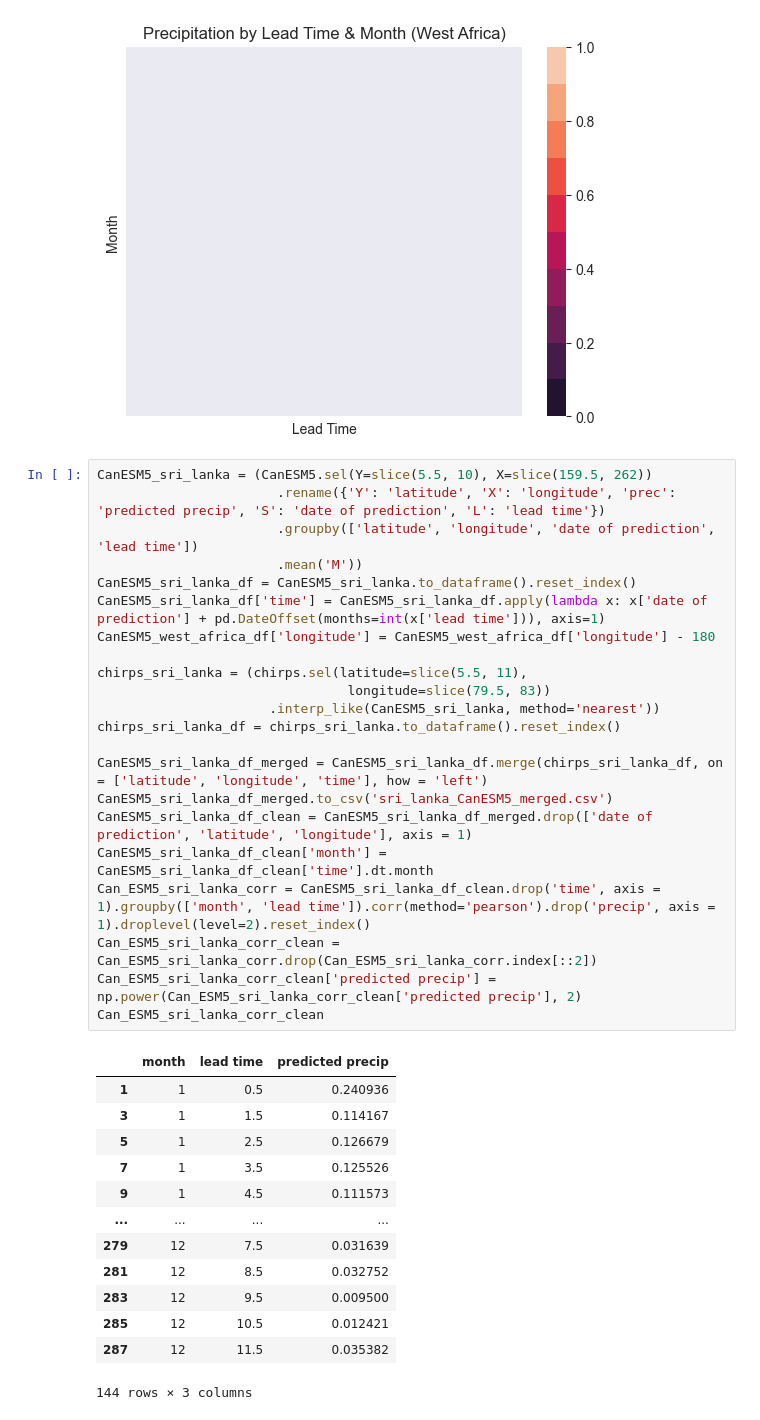
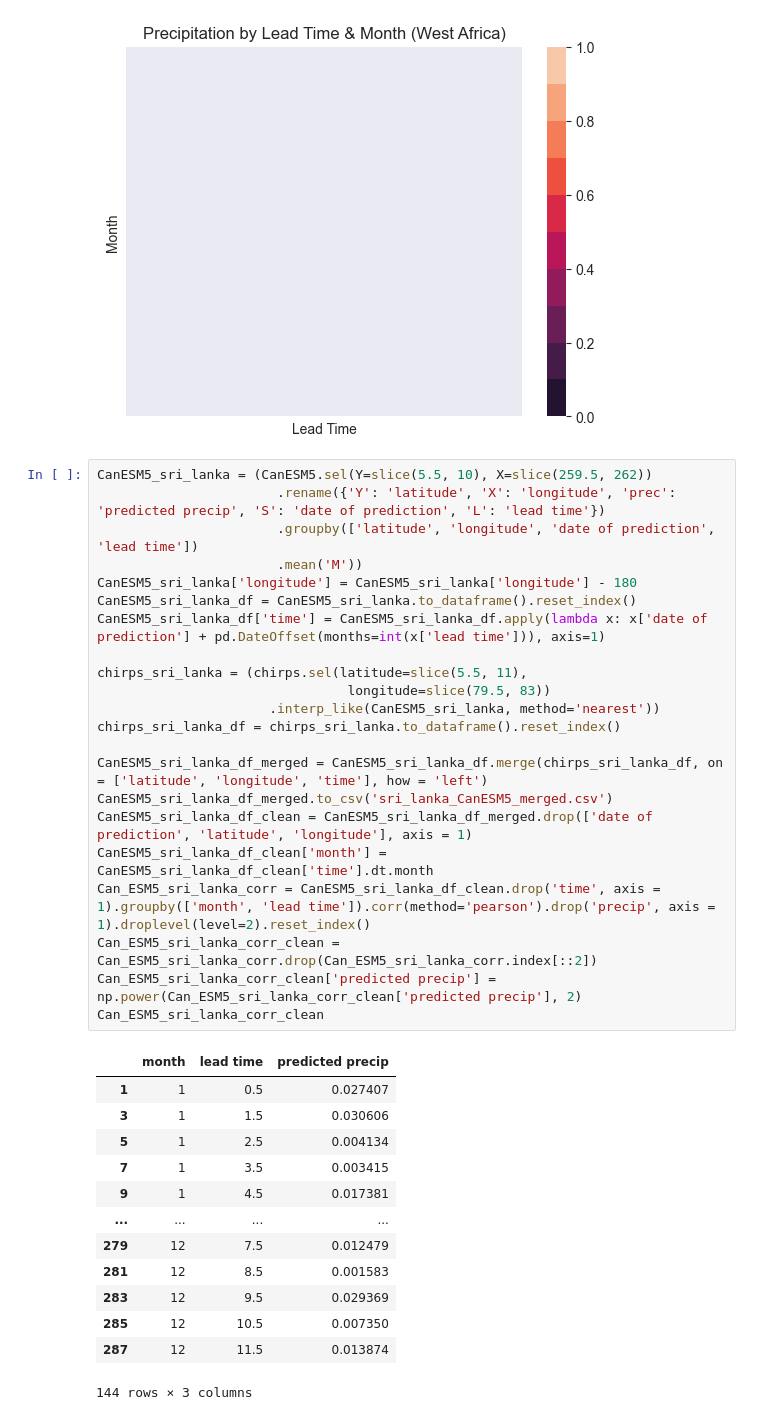
Before and after one commit to yatli24/CHC, a Jupyter notebook: CanESM5.ipynb, the cells around one changed output. Saved outputs shown, nothing was run; the diff lists cells and outputs as text.

```diff
--- a/CanESM5.ipynb
+++ b/CanESM5.ipynb
@@ -245,38 +262,38 @@ plt.show()
 # %% [output]
 [figure]
 # %%
-CanESM5_sri_lanka = (CanESM5.sel(Y=slice(5.5, 10), X=slice(159.5, 262))
+CanESM5_sri_lanka = (CanESM5.sel(Y=slice(5.5, 10), X=slice(259.5, 262))
                        .rename({'Y': 'latitude', 'X': 'longitude', 'prec': 'predicted precip', 'S': 'date of prediction', 'L': 'lead time'})
                        .groupby(['latitude', 'longitude', 'date of prediction', 'lead time'])
                        .mean('M'))
+CanESM5_sri_lanka['longitude'] = CanESM5_sri_lanka['longitude'] - 180
 CanESM5_sri_lanka_df = CanESM5_sri_lanka.to_dataframe().reset_index()
 CanESM5_sri_lanka_df['time'] = CanESM5_sri_lanka_df.apply(lambda x: x['date of prediction'] + pd.DateOffset(months=int(x['lead time'])), axis=1)
-CanESM5_west_africa_df['longitude'] = CanESM5_west_africa_df['longitude'] - 180
 
 chirps_sri_lanka = (chirps.sel(latitude=slice(5.5, 11),
                                 longitude=slice(79.5, 83))
                       .interp_like(CanESM5_sri_lanka, method='nearest'))
 chirps_sri_lanka_df = chirps_sri_lanka.to_dataframe().reset_index()
 
 CanESM5_sri_lanka_df_merged = CanESM5_sri_lanka_df.merge(chirps_sri_lanka_df, on = ['latitude', 'longitude', 'time'], how = 'left')
 CanESM5_sri_lanka_df_merged.to_csv('sri_lanka_CanESM5_merged.csv')
 CanESM5_sri_lanka_df_clean = CanESM5_sri_lanka_df_merged.drop(['date of prediction', 'latitude', 'longitude'], axis = 1)
 CanESM5_sri_lanka_df_clean['month'] = CanESM5_sri_lanka_df_clean['time'].dt.month
 Can_ESM5_sri_lanka_corr = CanESM5_sri_lanka_df_clean.drop('time', axis = 1).groupby(['month', 'lead time']).corr(method='pearson').drop('precip', axis = 1).droplevel(level=2).reset_index()
 Can_ESM5_sri_lanka_corr_clean = Can_ESM5_sri_lanka_corr.drop(Can_ESM5_sri_lanka_corr.index[::2])
 Can_ESM5_sri_lanka_corr_clean['predicted precip'] = np.power(Can_ESM5_sri_lanka_corr_clean['predicted precip'], 2)
 Can_ESM5_sri_lanka_corr_clean
 # %% [output]
 |  | month | lead time | predicted precip |
-| 1 | 1 | 0.5 | 0.240936 |
-| 3 | 1 | 1.5 | 0.114167 |
-| 5 | 1 | 2.5 | 0.126679 |
-| 7 | 1 | 3.5 | 0.125526 |
-| 9 | 1 | 4.5 | 0.111573 |
+| 1 | 1 | 0.5 | 0.027407 |
+| 3 | 1 | 1.5 | 0.030606 |
+| 5 | 1 | 2.5 | 0.004134 |
+| 7 | 1 | 3.5 | 0.003415 |
+| 9 | 1 | 4.5 | 0.017381 |
 | ... | ... | ... | ... |
-| 279 | 12 | 7.5 | 0.031639 |
-| 281 | 12 | 8.5 | 0.032752 |
-| 283 | 12 | 9.5 | 0.009500 |
-| 285 | 12 | 10.5 | 0.012421 |
-| 287 | 12 | 11.5 | 0.035382 |
+| 279 | 12 | 7.5 | 0.012479 |
+| 281 | 12 | 8.5 | 0.001583 |
+| 283 | 12 | 9.5 | 0.029369 |
+| 285 | 12 | 10.5 | 0.007350 |
+| 287 | 12 | 11.5 | 0.013874 |
 144 rows × 3 columns
```
Also changed, not shown: parts of 10 cells of this notebook.
